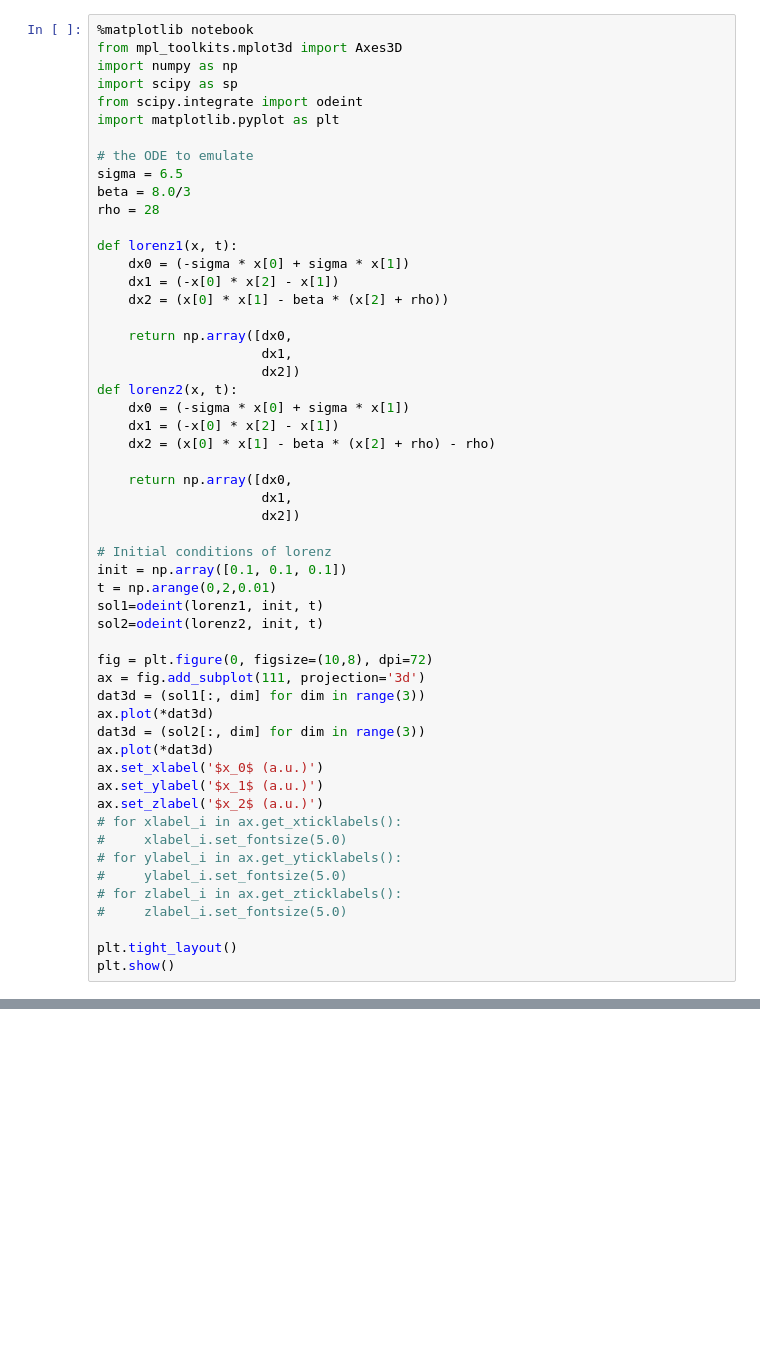
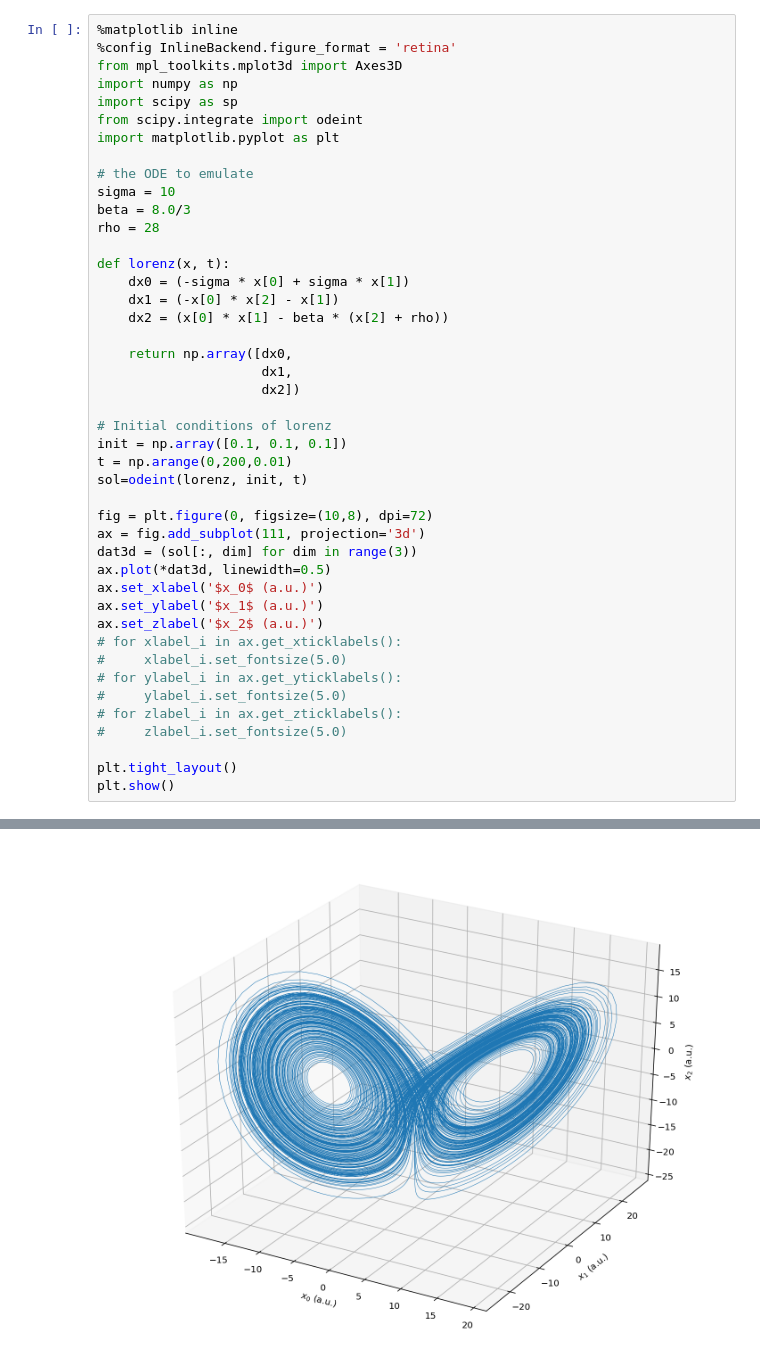
Before and after one commit to atait/nengo, a Jupyter notebook: examples/lightwave_stuff/Lorenz_odeint.ipynb, the cells around one changed output, grey strips where cells are left out. Drawn from its saved outputs; the diff is of its cells as text; blank space fills up the shorter version.

Commit message:
improving lorenz_odeint graph

```diff
--- a/examples/lightwave_stuff/Lorenz_odeint.ipynb
+++ b/examples/lightwave_stuff/Lorenz_odeint.ipynb
@@ -1,5 +1,6 @@
 # %%
-%matplotlib notebook
+%matplotlib inline
+%config InlineBackend.figure_format = 'retina'
 from mpl_toolkits.mplot3d import Axes3D
 import numpy as np
 import scipy as sp
@@ -7,11 +8,11 @@ from scipy.integrate import odeint
 import matplotlib.pyplot as plt
 
 # the ODE to emulate
-sigma = 6.5
+sigma = 10
 beta = 8.0/3
 rho = 28
 
-def lorenz1(x, t):
+def lorenz(x, t):
     dx0 = (-sigma * x[0] + sigma * x[1])
     dx1 = (-x[0] * x[2] - x[1])
     dx2 = (x[0] * x[1] - beta * (x[2] + rho))
@@ -19,27 +20,16 @@ def lorenz1(x, t):
     return np.array([dx0,
                      dx1,
                      dx2])
-def lorenz2(x, t):
-    dx0 = (-sigma * x[0] + sigma * x[1])
-    dx1 = (-x[0] * x[2] - x[1])
-    dx2 = (x[0] * x[1] - beta * (x[2] + rho) - rho)
-
-    return np.array([dx0,
-                     dx1,
-                     dx2])
 
 # Initial conditions of lorenz
 init = np.array([0.1, 0.1, 0.1])
-t = np.arange(0,2,0.01)
-sol1=odeint(lorenz1, init, t)
-sol2=odeint(lorenz2, init, t)
+t = np.arange(0,200,0.01)
+sol=odeint(lorenz, init, t)
 
 fig = plt.figure(0, figsize=(10,8), dpi=72)
 ax = fig.add_subplot(111, projection='3d')
-dat3d = (sol1[:, dim] for dim in range(3))
-ax.plot(*dat3d)
-dat3d = (sol2[:, dim] for dim in range(3))
-ax.plot(*dat3d)
+dat3d = (sol[:, dim] for dim in range(3))
+ax.plot(*dat3d, linewidth=0.5)
 ax.set_xlabel('$x_0$ (a.u.)')
 ax.set_ylabel('$x_1$ (a.u.)')
 ax.set_zlabel('$x_2$ (a.u.)')
@@ -57,0 +46 @@ plt.show()
+[figure, added]
```
Also changed, not shown: parts of 1 cell of this notebook.
